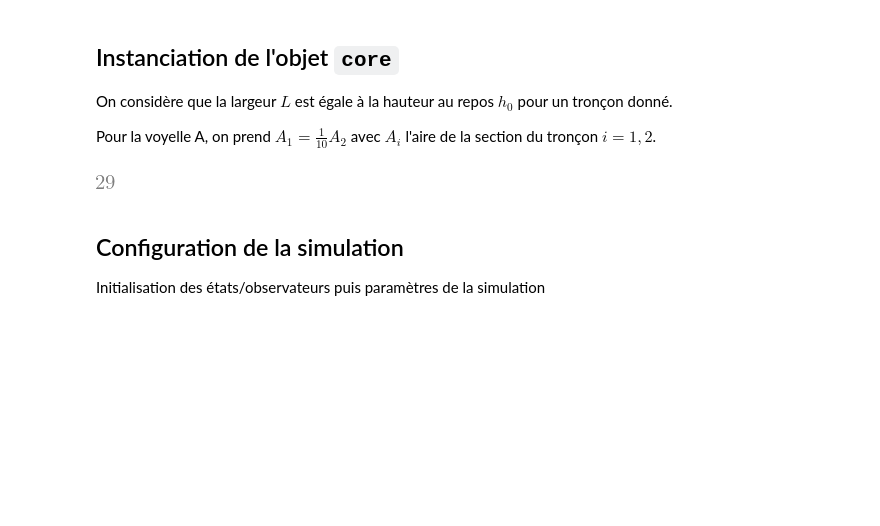
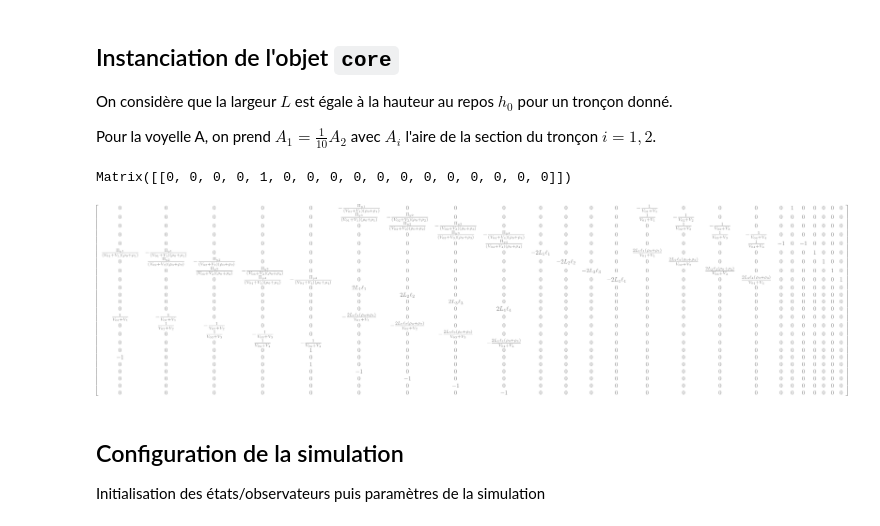
Before and after one commit to WetzelVictor/vocalTractCpp, a Jupyter notebook: 02_python/01_tube_uniforme_FULL.ipynb, the cells around one changed output. Saved outputs shown, nothing was run; the diff lists cells and outputs as text; code cells hidden in the pictures; blank space fills up the shorter version.

```diff
--- a/02_python/01_tube_uniforme_FULL.ipynb
+++ b/02_python/01_tube_uniforme_FULL.ipynb
@@ -62,10 +62,10 @@ On considère que la largeur $L$ est égale à la hauteur au repos $h_0$ pour un
 
 Pour la voyelle A, on prend $A_1 = \frac{1}{10} A_2$ avec $A_i$ l'aire de la section du tronçon $i=1,2$.
 # %%
-#from importlib import reload
-#reload(vc)
+from importlib import reload
+reload(vc)
 
-N_tube       = 7
+N_tube       = 4
 label        = 'vocal_tract'
 forme_model  = 'quad_comp_shift'
 total_length = 0.175
@@ -102,10 +102,12 @@ core = vc.VocalTractLumpedParameter(
                                     )
 
 assert not core.freesymbols(), 'Il manque des valeurs/échelles'
+# %% [output]
+Matrix([[0, 0, 0, 0, 1, 0, 0, 0, 0, 0, 0, 0, 0, 0, 0, 0, 0]])
-# %%
-len(core.x)
-# %% [output]
-[figure, removed]
+# %%
+core.M
+# %% [output]
+[figure, added]
 # %%
 # ajout de ressort dans la paroi
 body = []
```
Also changed, not shown: parts of 7 cells of this notebook, 31 other files.
